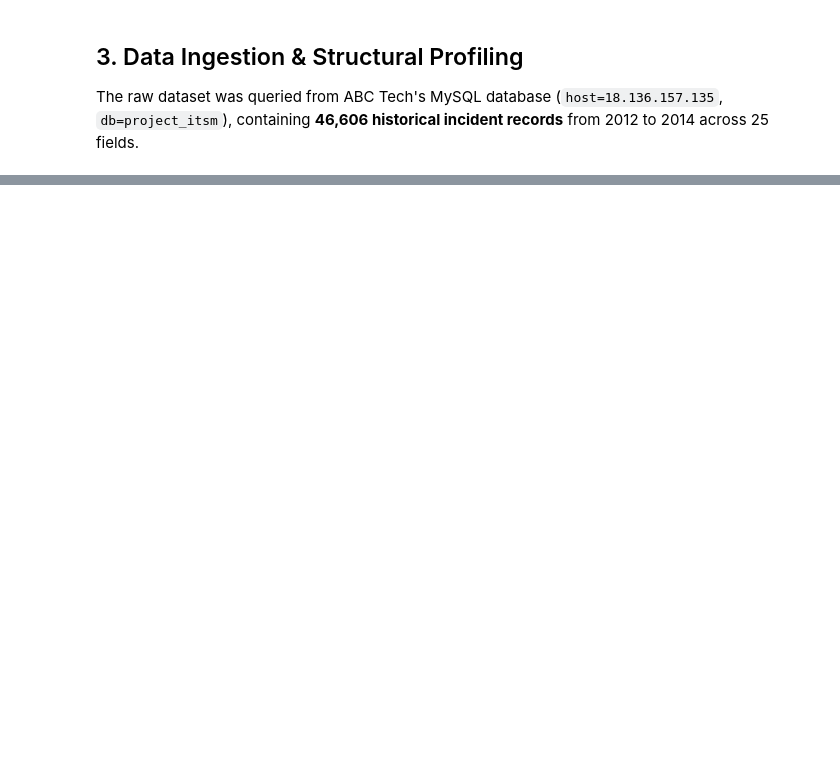
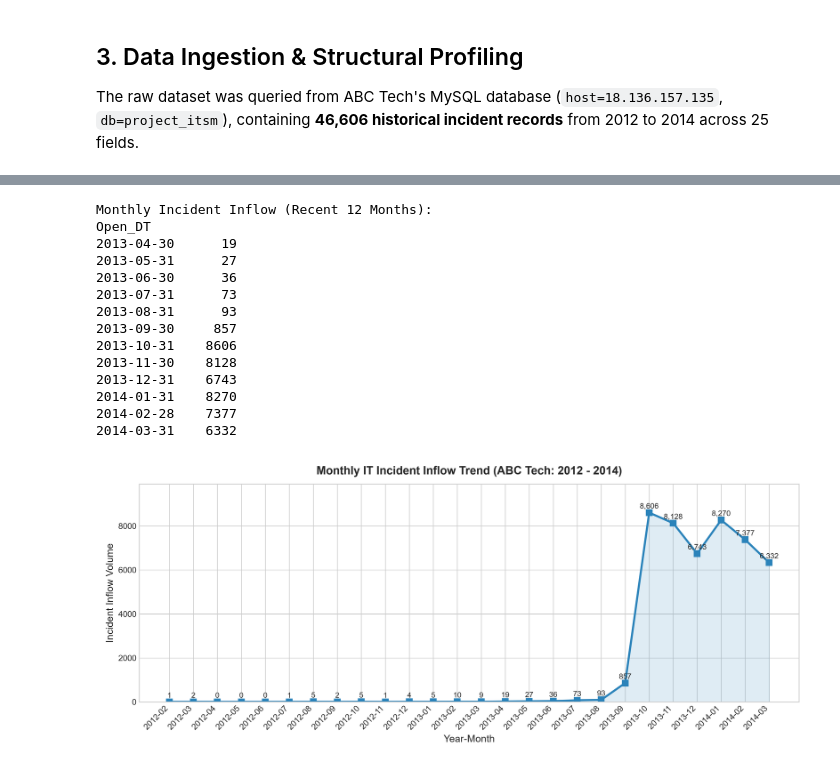
Before and after one commit to dhruvpatel-php/itsm-incident-intelligence-ml, a Jupyter notebook: notebooks/ITSM_Machine_Learning_Capstone.ipynb, the cells around one changed output, grey strips where cells are left out. Drawn from its saved outputs; the diff is of its cells as text; code cells hidden in the pictures; blank space fills up the shorter version.

```diff
--- a/notebooks/ITSM_Machine_Learning_Capstone.ipynb
+++ b/notebooks/ITSM_Machine_Learning_Capstone.ipynb
@@ -193,0 +268,33 @@ p4_results = build_rfc_and_assets()
+# %%
+# Figure 3: Monthly Inflow Trend
+monthly = df.dropna(subset=['Open_DT']).set_index('Open_DT').resample('ME')['Incident_ID'].count()
+
+print("Monthly Incident Inflow (Recent 12 Months):")
+print(monthly.tail(12).to_string())
+
+fig, ax = plt.subplots(figsize=(12, 5))
+ax.plot(monthly.index.strftime('%Y-%m'), monthly.values, marker='s', linewidth=2.5, markersize=7, color='#2b83ba')
+ax.fill_between(range(len(monthly)), 0, monthly.values, color='#2b83ba', alpha=0.15)
+ax.set_title("Monthly IT Incident Inflow Trend (ABC Tech: 2012 - 2014)", fontsize=13, fontweight='bold', pad=12)
+ax.set_xlabel("Year-Month", fontsize=11)
+ax.set_ylabel("Incident Inflow Volume", fontsize=11)
+ax.set_xticks(range(len(monthly)))
+ax.set_xticklabels(monthly.index.strftime('%Y-%m'), rotation=45, ha='right')
+plt.tight_layout()
+plt.show()
+# %% [output]
+Monthly Incident Inflow (Recent 12 Months):
+Open_DT
+2013-04-30      19
+2013-05-31      27
+2013-06-30      36
+2013-07-31      73
+2013-08-31      93
+2013-09-30     857
+2013-10-31    8606
+2013-11-30    8128
+2013-12-31    6743
+2014-01-31    8270
+2014-02-28    7377
+2014-03-31    6332
+[figure, added]
```
Also changed, not shown: parts of 42 cells of this notebook, 2 other files.
